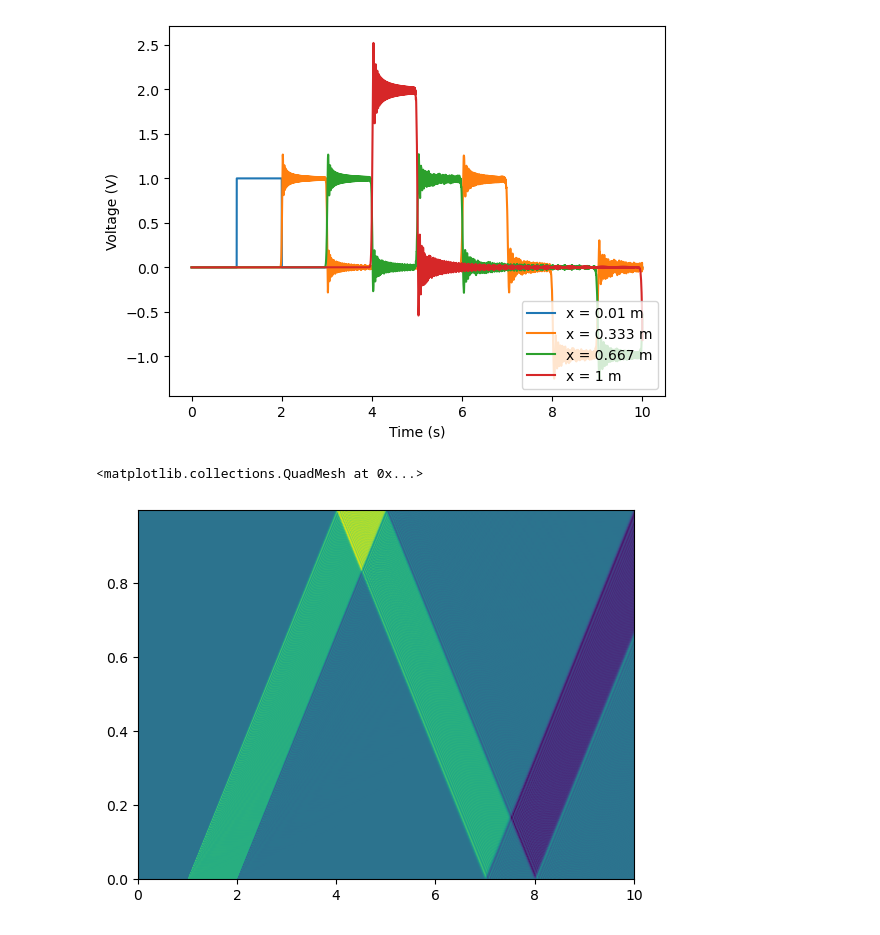
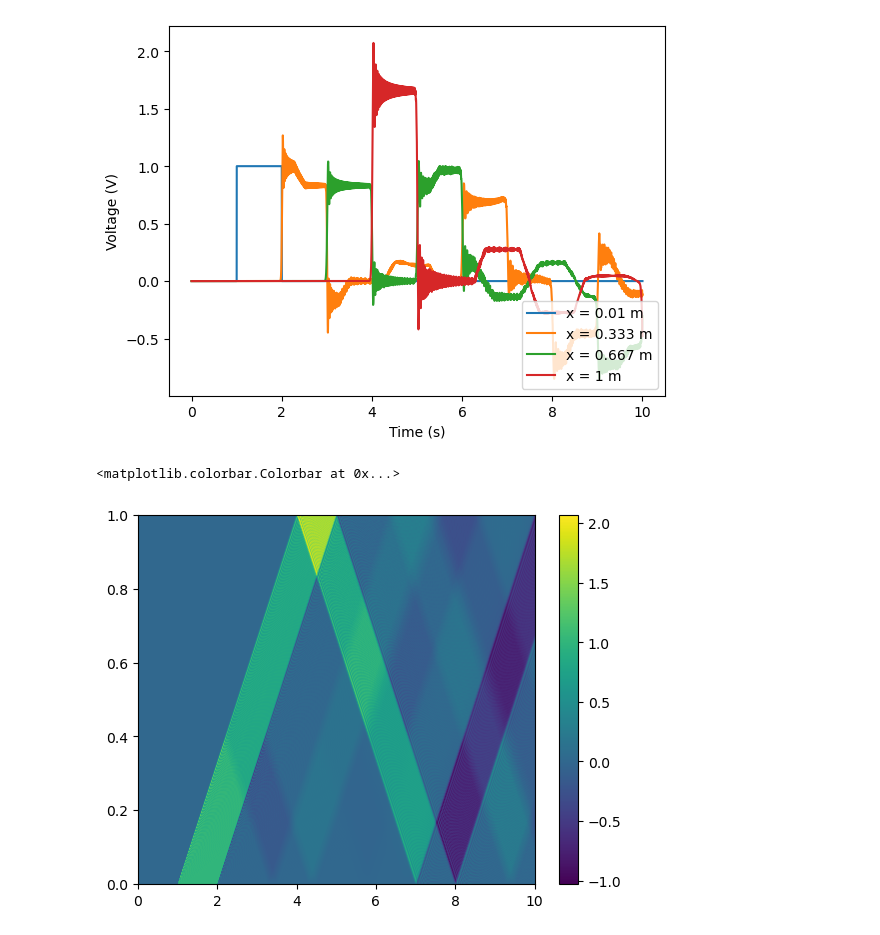
Before and after one commit to AlejandroPenacho/PINN-Project, a Jupyter notebook: numerical.ipynb, the cells around one changed output. Saved outputs shown, nothing was run; the diff lists cells and outputs as text; code cells hidden in the pictures.

```diff
--- a/numerical.ipynb
+++ b/numerical.ipynb
@@ -4,6 +4,7 @@ import matplotlib.pyplot as plt
 from scipy.integrate import solve_ivp
 # %%
 n_x = 1000
+x_array = np.linspace(0, 1, n_x)
 
 R1o = 0.01
 R2o = 1e5
@@ -17,6 +18,13 @@ R1 = R1o * dx
 R2 = R2o / dx
 L = Lo * dx
 C = Co * dx
+
+G = 1/R2
+
+G = np.ones(x_array.shape) * G
+
+# G[400] = G[400] * 1000000
+G[380:420] = G[380:420] * 1000000
 
 
 def get_derivative(t, x):
@@ -34,29 +42,7 @@ def get_derivative(t, x):
     der_v = np.zeros(v.shape)
     der_i = np.zeros(i.shape)
 
-    der_v[1:] = 1/C* (i[:-1] - i[1:] - v[1:] / R2)
+    der_v[1:] = 1/C* (i[:-1] - i[1:] - v[1:] * G[1:])
     der_i[:-1] = 1/L* (-v[1:] + v[:-1] - i[:-1] * R1)
 
     return np.concatenate((der_v, der_i))
-# %%
-n_t = 100000
-dt = 0.0001
-x_array = np.arange(n_x) * dx
-t_array = np.arange(n_t) * dt
-
-state_array = np.zeros((n_t, 2*n_x))
-state_0 = np.zeros(2*n_x)
-state = state_0
-for i in range(n_t):
-    dsdt = get_derivative(i*dt, state)
-    state = state + dsdt * dt
-    state_array[i, :] = state.copy()
-
-
-fig = plt.figure()
-ax = fig.subplots()
-ax.plot(t_array, state_array[:, 60])
-
-fig = plt.figure()
-ax = fig.subplots()
-ax.plot(x_array, state_array[600, :n_x])
@@ -75,14 +57,15 @@ plt.ylabel("Voltage (V)")
 plt.legend(loc="lower right")
 plt.show()
 # %% [output]
-[figure, old version]
+[figure, new version]
 # %%
 fig = plt.figure()
 ax = fig.subplots()
 
 T, X = np.meshgrid(sol.t, x_array)
 
-ax.pcolormesh(T, X, sol.y[:n_x, :])
+colormesh = ax.pcolormesh(T, X, sol.y[:n_x, :])
+fig.colorbar(colormesh)
 # %% [output]
-<matplotlib.collections.QuadMesh at 0x...>
+<matplotlib.colorbar.Colorbar at 0x...>
-[figure, old version]
+[figure, new version]
```
Also changed, not shown: parts of 1 cell of this notebook, 4 other files.
